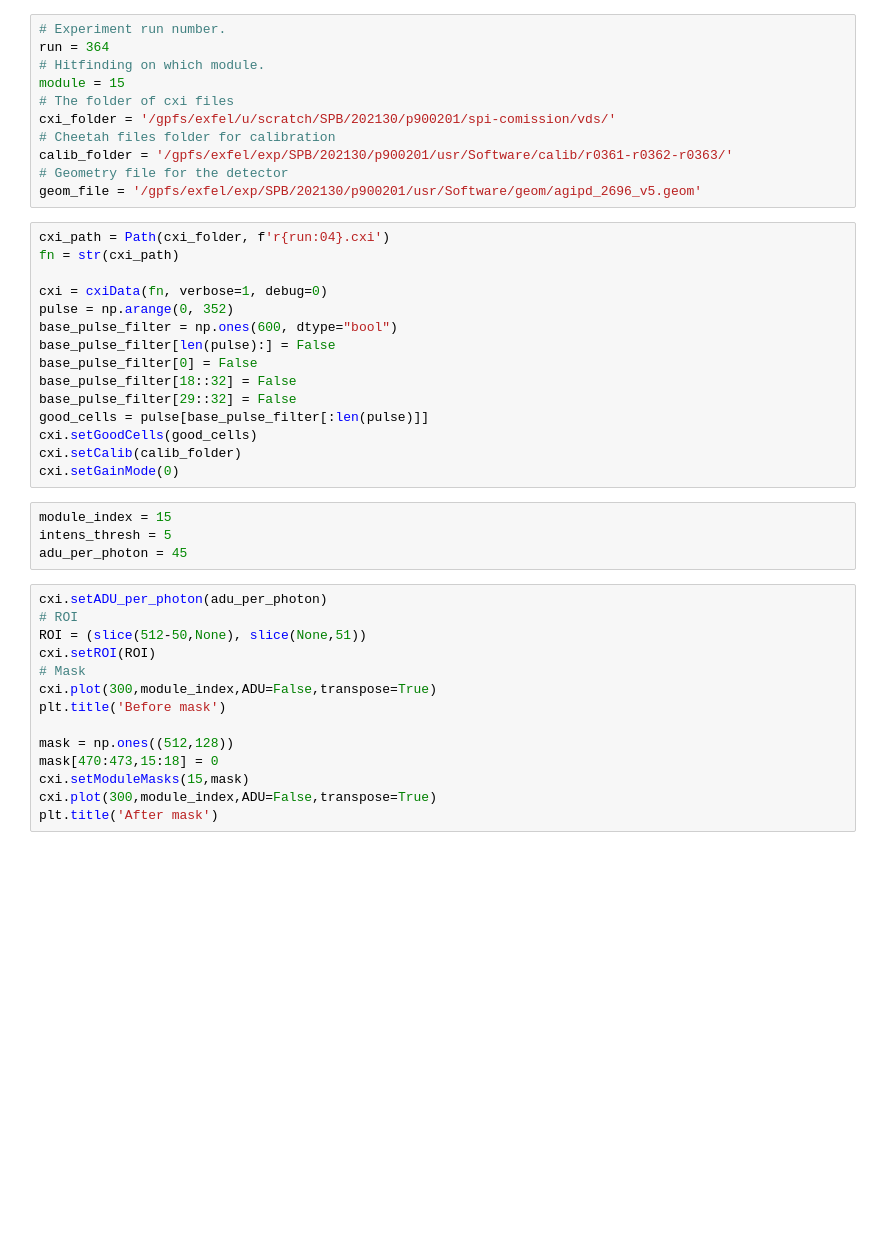
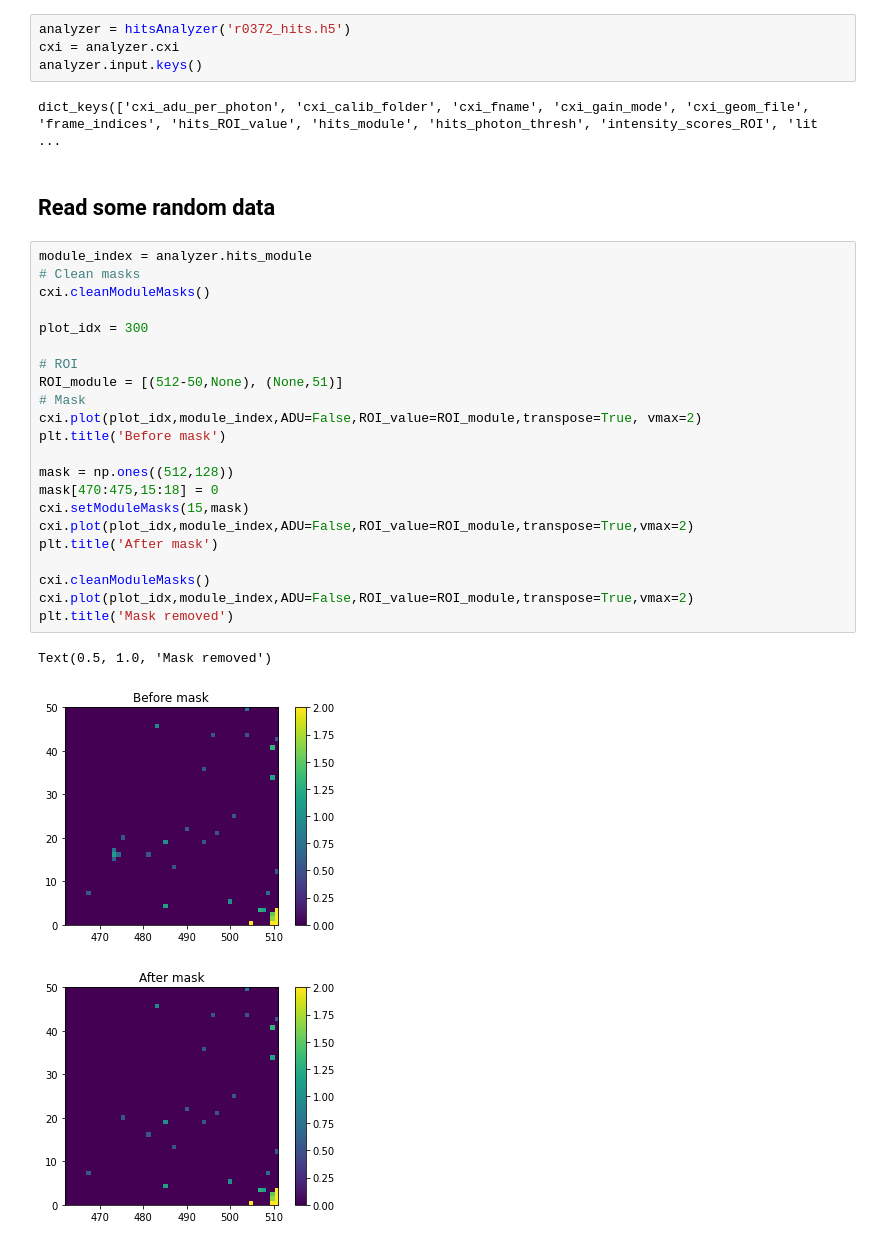
Before and after one commit to JunCEEE/cxiapi, a Jupyter notebook: examples/hitAnalyzer.ipynb, the cells around one changed output. Saved outputs shown, nothing was run; the diff lists cells and outputs as text; blank space fills up the shorter version.

Commit message:
add hitAnalyzer examples

```diff
--- a/examples/hitAnalyzer.ipynb
+++ b/examples/hitAnalyzer.ipynb
@@ -14,44 +12,34 @@ import json
-# %%
-# Experiment run number.
-run = 364
-# Hitfinding on which module.
-module = 15
-# The folder of cxi files
-cxi_folder = '/gpfs/exfel/u/scratch/SPB/202130/p900201/spi-comission/vds/'
-# Cheetah files folder for calibration
-calib_folder = '/gpfs/exfel/exp/SPB/202130/p900201/usr/Software/calib/r0361-r0362-r0363/'
-# Geometry file for the detector
-geom_file = '/gpfs/exfel/exp/SPB/202130/p900201/usr/Software/geom/agipd_2696_v5.geom'
-# %%
-cxi_path = Path(cxi_folder, f'r{run:04}.cxi')
-fn = str(cxi_path)
-
-cxi = cxiData(fn, verbose=1, debug=0)
-pulse = np.arange(0, 352)
-base_pulse_filter = np.ones(600, dtype="bool")
-base_pulse_filter[len(pulse):] = False
-base_pulse_filter[0] = False
-base_pulse_filter[18::32] = False
-base_pulse_filter[29::32] = False
-good_cells = pulse[base_pulse_filter[:len(pulse)]]
-cxi.setGoodCells(good_cells)
-cxi.setCalib(calib_folder)
-cxi.setGainMode(0)
-# %%
-module_index = 15
-intens_thresh = 5
-adu_per_photon = 45
+# %%
+analyzer = hitsAnalyzer('r0372_hits.h5')
+cxi = analyzer.cxi
+analyzer.input.keys()
+# %% [output]
+dict_keys(['cxi_adu_per_photon', 'cxi_calib_folder', 'cxi_fname', 'cxi_gain_mode', 'cxi_geom_file', 'frame_indices', 'hits_ROI_value', 'hits_module', 'hits_photon_thresh', 'intensity_scores_ROI', 'lit ...
+# %% [markdown]
+## Read some random data
 # %%
-cxi.setADU_per_photon(adu_per_photon)
+module_index = analyzer.hits_module
+# Clean masks
+cxi.cleanModuleMasks()
+
+plot_idx = 300
+
 # ROI
-ROI = (slice(512-50,None), slice(None,51))
-cxi.setROI(ROI)
+ROI_module = [(512-50,None), (None,51)]
 # Mask
-cxi.plot(300,module_index,ADU=False,transpose=True)
+cxi.plot(plot_idx,module_index,ADU=False,ROI_value=ROI_module,transpose=True, vmax=2)
 plt.title('Before mask')
 
 mask = np.ones((512,128))
-mask[470:473,15:18] = 0
+mask[470:475,15:18] = 0
 cxi.setModuleMasks(15,mask)
-cxi.plot(300,module_index,ADU=False,transpose=True)
+cxi.plot(plot_idx,module_index,ADU=False,ROI_value=ROI_module,transpose=True,vmax=2)
 plt.title('After mask')
+
+cxi.cleanModuleMasks()
+cxi.plot(plot_idx,module_index,ADU=False,ROI_value=ROI_module,transpose=True,vmax=2)
+plt.title('Mask removed')
+# %% [output]
+Text(0.5, 1.0, 'Mask removed')
+[figure, added]
+[figure, added]
```
Also changed, not shown: parts of 14 cells of this notebook, 3 other files.
